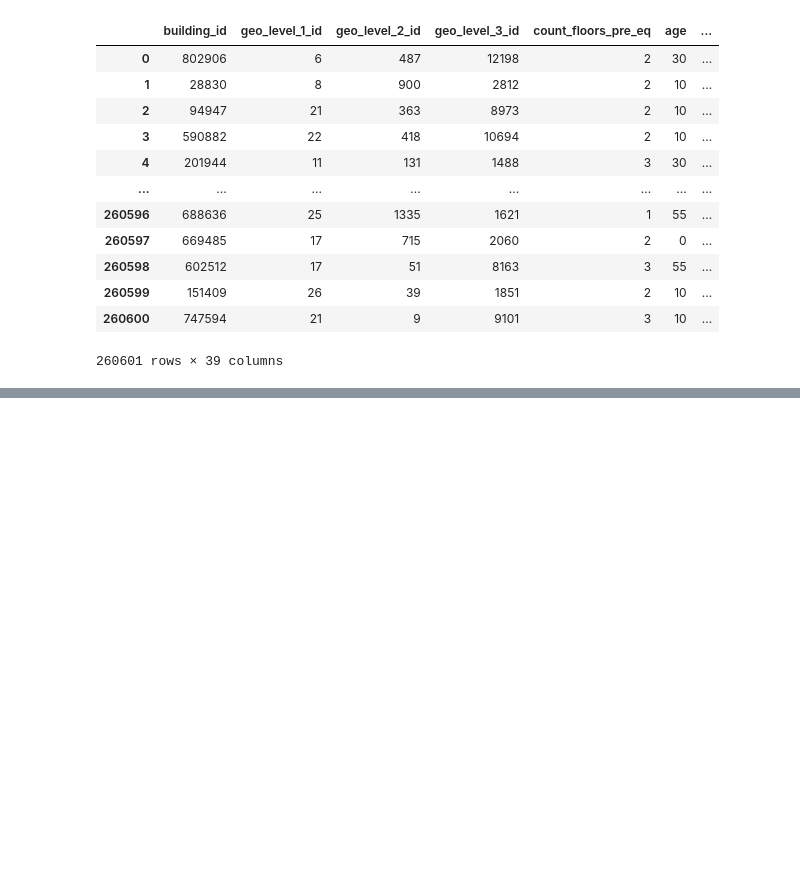
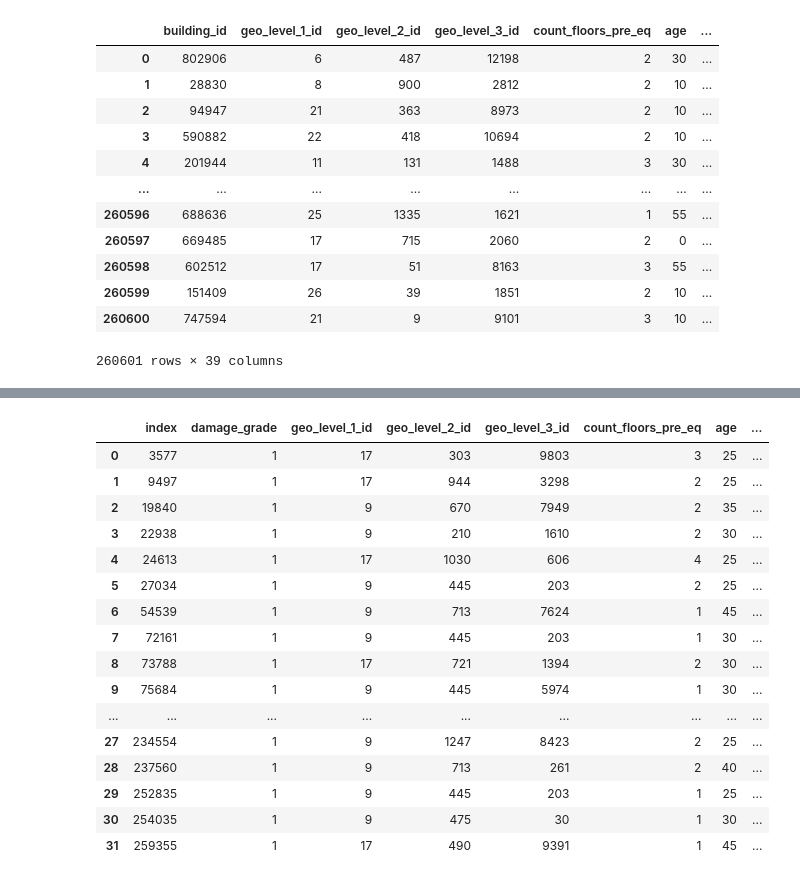
Before and after one commit to Jose897/ARSAT, a Jupyter notebook: Parte_2_.ipynb, the cells around one changed output, grey strips where cells are left out. Cells and saved outputs as stored; diff of their text form; code cells hidden in the pictures; blank space fills up the shorter version.

```diff
--- a/Parte_2_.ipynb
+++ b/Parte_2_.ipynb
@@ -61,0 +162,4 @@ valores
+# %%
+#Filtro y elimino columnas categoricas ofuscadas : 8,9,10,11,12,13,14,26
+df_valores_validos= valores.iloc[:,[0,1,2,3,4,5,6,7,15,16,17,18,19,20,21,22,23,24,25,27,28,29,30,31,32,33,34,35,36,37,38]]
+df_valores_validos
@@ -61,0 +277,22 @@ valores
+# %%
+#SUSTRAIGO DE LA REGION MAS DANIADA, LOS ATRIBUTOS DE LOS EDIFICIOS MENOS DANIADOS
+df_menor_danio= df_zonas[(df_zonas['damage_grade']==1) & (df_zonas['age']>20) ].reset_index()
+df_menor_danio
+# %% [output]
+|  | index | damage_grade | geo_level_1_id | geo_level_2_id | geo_level_3_id | count_floors_pre_eq | age | ... |
+| 0 | 3577 | 1 | 17 | 303 | 9803 | 3 | 25 | ... |
+| 1 | 9497 | 1 | 17 | 944 | 3298 | 2 | 25 | ... |
+| 2 | 19840 | 1 | 9 | 670 | 7949 | 2 | 35 | ... |
+| 3 | 22938 | 1 | 9 | 210 | 1610 | 2 | 30 | ... |
+| 4 | 24613 | 1 | 17 | 1030 | 606 | 4 | 25 | ... |
+| 5 | 27034 | 1 | 9 | 445 | 203 | 2 | 25 | ... |
+| 6 | 54539 | 1 | 9 | 713 | 7624 | 1 | 45 | ... |
+| 7 | 72161 | 1 | 9 | 445 | 203 | 1 | 30 | ... |
+| 8 | 73788 | 1 | 17 | 721 | 1394 | 2 | 30 | ... |
+| 9 | 75684 | 1 | 9 | 445 | 5974 | 1 | 30 | ... |
+| ... | ... | ... | ... | ... | ... | ... | ... | ... |
+| 27 | 234554 | 1 | 9 | 1247 | 8423 | 2 | 25 | ... |
+| 28 | 237560 | 1 | 9 | 713 | 261 | 2 | 40 | ... |
+| 29 | 252835 | 1 | 9 | 445 | 203 | 1 | 25 | ... |
+| 30 | 254035 | 1 | 9 | 475 | 30 | 1 | 30 | ... |
+| 31 | 259355 | 1 | 17 | 490 | 9391 | 1 | 45 | ... |
```
Also changed, not shown: parts of 13 cells of this notebook.
